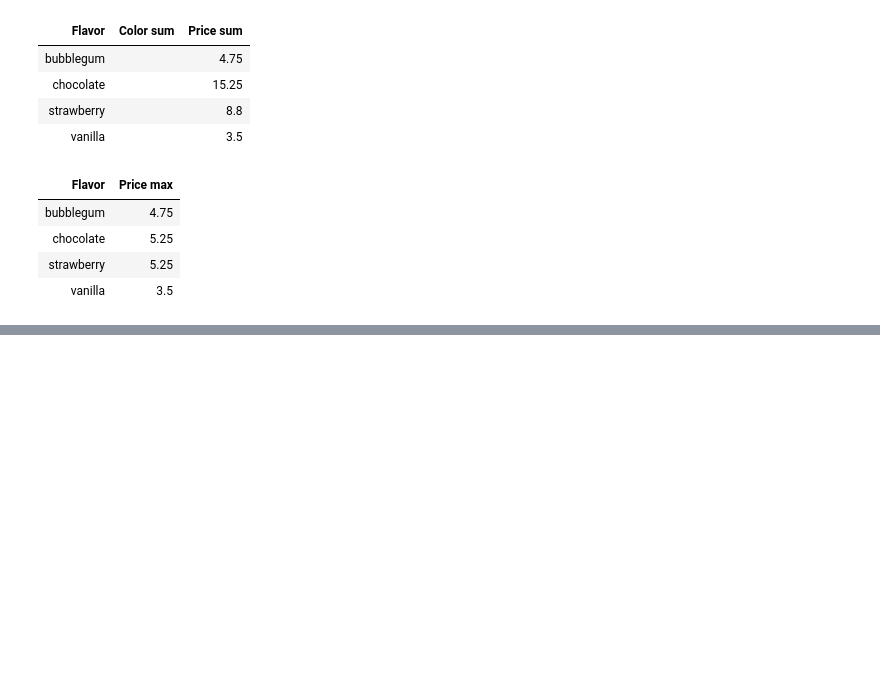
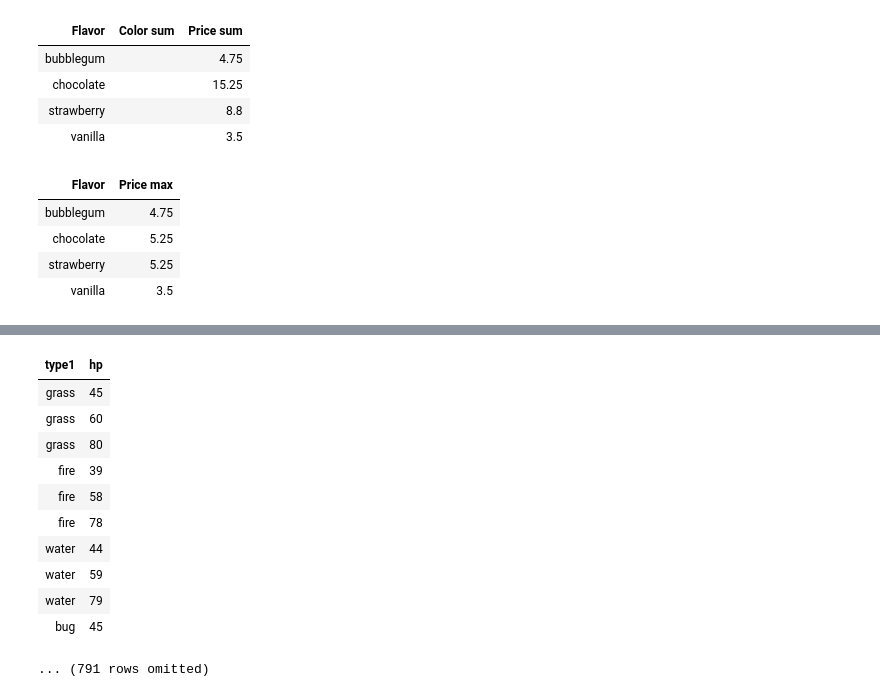
Before and after one commit to lawtonsclass/f26-code-from-class, a Jupyter notebook: data8/ch08.ipynb, the cells around one changed output, grey strips where cells are left out. Saved outputs shown, nothing was run; the diff lists cells and outputs as text; code cells hidden in the pictures; blank space fills up the shorter version.

```diff
--- a/data8/ch08.ipynb
+++ b/data8/ch08.ipynb
@@ -284,0 +301,16 @@ cones.drop('Color').group('Flavor', max)
+# %%
+p = pokemon.select('type1', 'hp')
+p
+# %% [output]
+| type1 | hp |
+| grass | 45 |
+| grass | 60 |
+| grass | 80 |
+| fire | 39 |
+| fire | 58 |
+| fire | 78 |
+| water | 44 |
+| water | 59 |
+| water | 79 |
+| bug | 45 |
+... (791 rows omitted)
```
Also changed, not shown: parts of 9 cells of this notebook.
